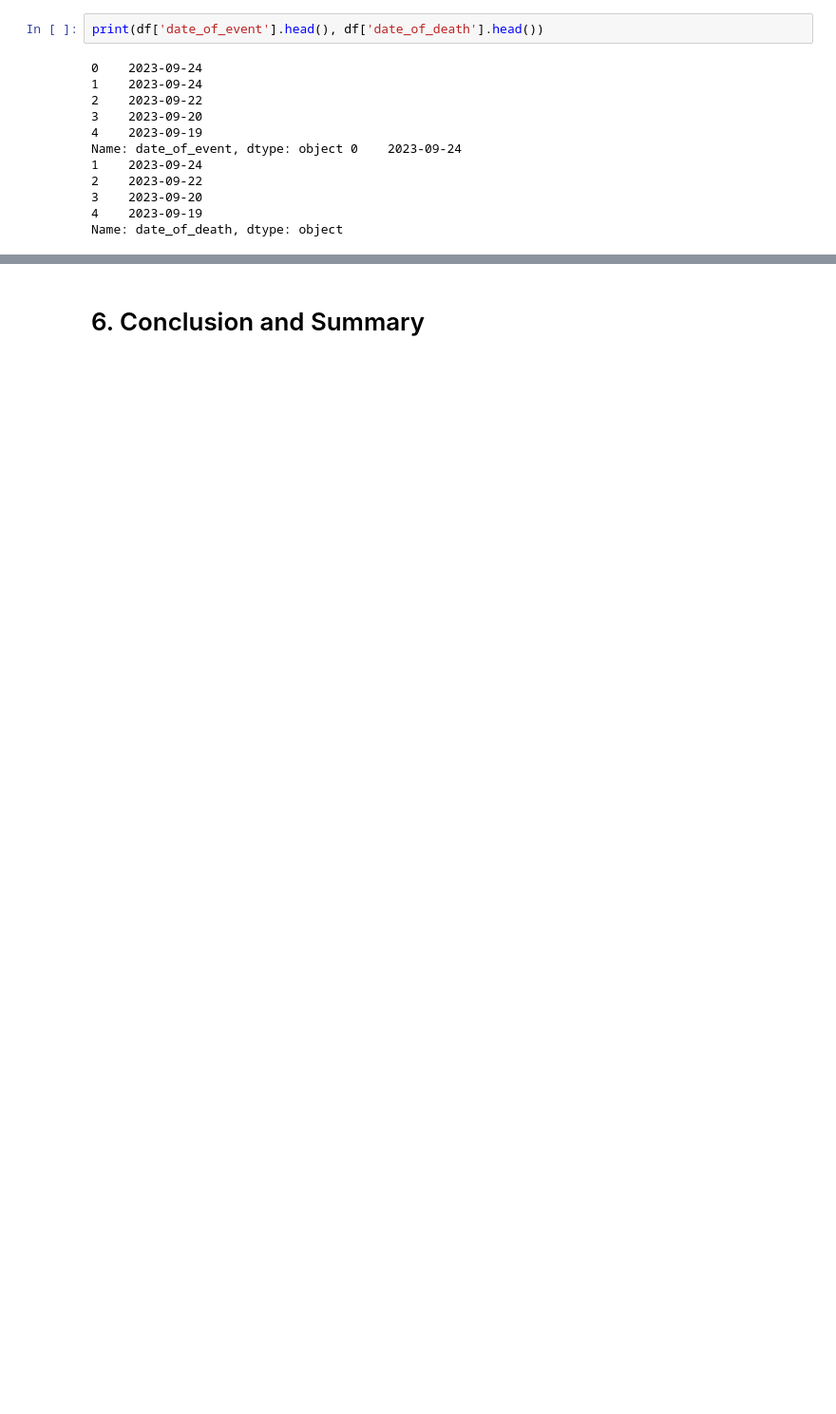
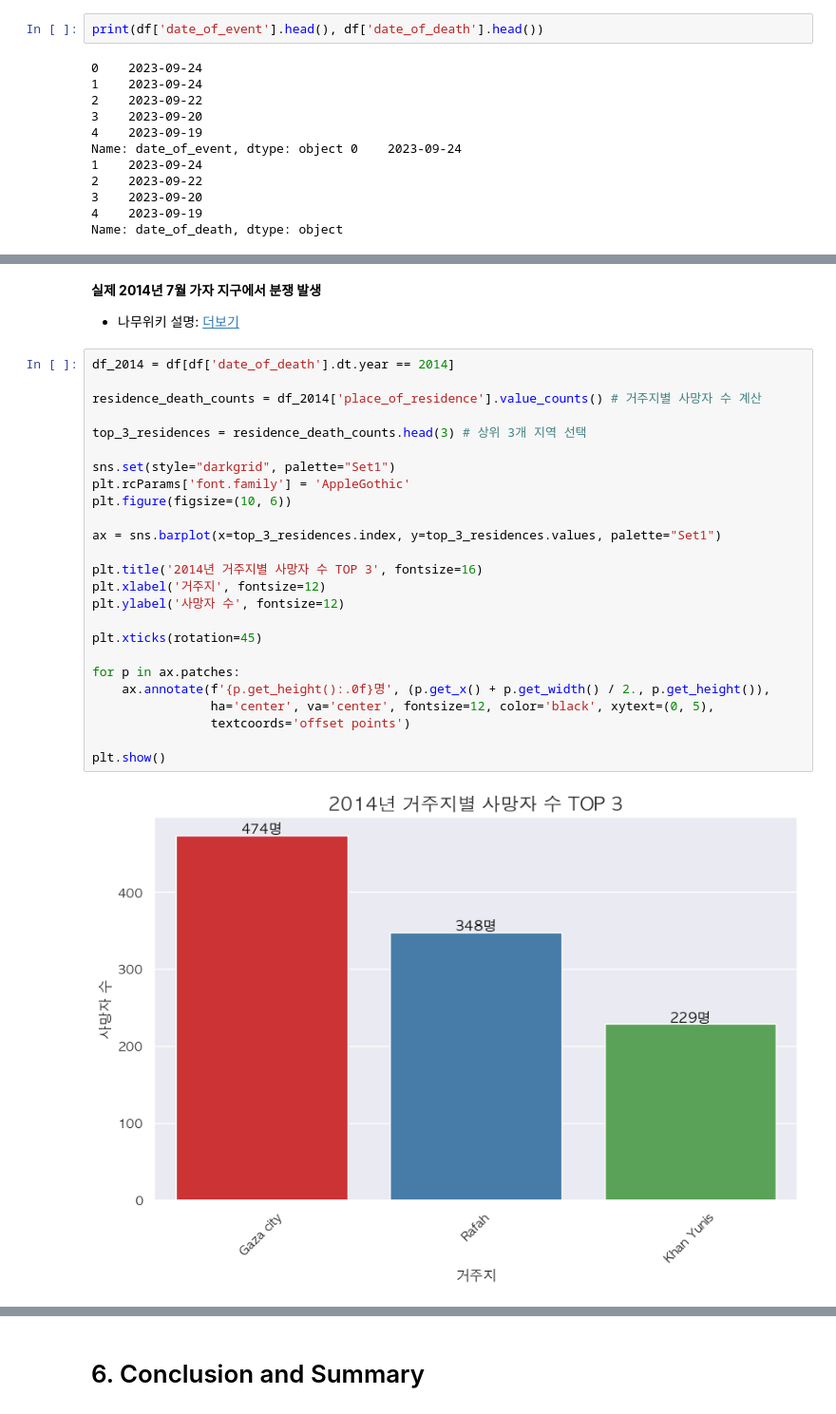
Before and after one commit to PSLeon24/Israeli-Palestinian_Data_Analysis_Project, a Jupyter notebook: index.ipynb, the cells around one changed output, grey strips where cells are left out. Shown: that part at 95% size. Saved outputs shown, nothing was run; the diff lists cells and outputs as text; blank space fills up the shorter version.

```diff
--- a/index.ipynb
+++ b/index.ipynb
@@ -182,0 +271,30 @@ plt.show()
+# %% [markdown]
+<b>실제 2014년 7월 가자 지구에서 분쟁 발생</b>
+- 나무위키 설명: <a href="https://namu.wiki/w/2014%EB%85%84%207%EC%9B%94%20%EA%B0%80%EC%9E%90%20%EC%A7%80%EA%B5%AC%20%EB%B6%84%EC%9F%81">더보기</a>
+# %%
+df_2014 = df[df['date_of_death'].dt.year == 2014]
+
+residence_death_counts = df_2014['place_of_residence'].value_counts() # 거주지별 사망자 수 계산
+
+top_3_residences = residence_death_counts.head(3) # 상위 3개 지역 선택
+
+sns.set(style="darkgrid", palette="Set1")
+plt.rcParams['font.family'] = 'AppleGothic'
+plt.figure(figsize=(10, 6))
+
+ax = sns.barplot(x=top_3_residences.index, y=top_3_residences.values, palette="Set1")
+
+plt.title('2014년 거주지별 사망자 수 TOP 3', fontsize=16)
+plt.xlabel('거주지', fontsize=12)
+plt.ylabel('사망자 수', fontsize=12)
+
+plt.xticks(rotation=45)
+
+for p in ax.patches:
+    ax.annotate(f'{p.get_height():.0f}명', (p.get_x() + p.get_width() / 2., p.get_height()),
+                ha='center', va='center', fontsize=12, color='black', xytext=(0, 5),
+                textcoords='offset points')
+
+plt.show()
+# %% [output]
+[figure, added]
```
Also changed, not shown: parts of 23 cells of this notebook.
